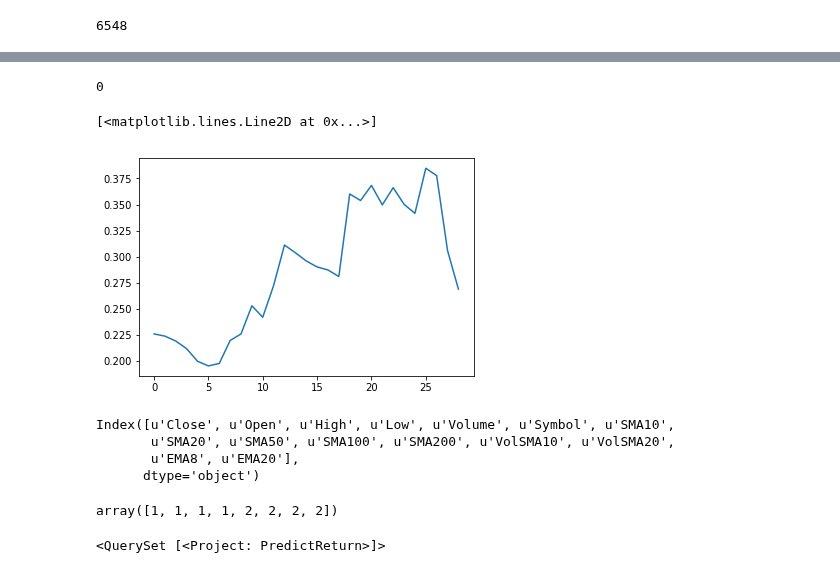
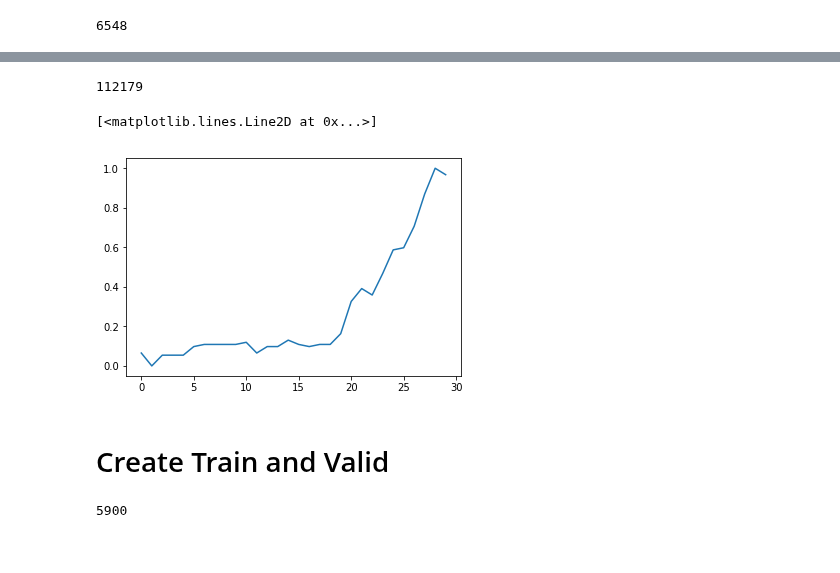
Before and after one commit to ajmal017/trade_analytics, a Jupyter notebook: trade_analytics/trade_analytics.ipynb, the cells around one changed output, grey strips where cells are left out. Drawn from its saved outputs; the diff is of its cells as text; code cells hidden in the pictures.

```diff
--- a/trade_analytics/trade_analytics.ipynb
+++ b/trade_analytics/trade_analytics.ipynb
@@ -596,32 +609,19 @@ dtscmd.DataShard.objects.filter(Data__id=11).count()
 # %%
-dtscmd.DataShard.objects.filter(Data__id=12).count()
+dtscmd.DataShard.objects.filter(Data__id__gte=12).count()
 # %% [output]
-0
+112179
 # %%
-shard=dtscmd.DataShard.objects.filter(Data__id=11).last()
+shard=dtscmd.DataShard.objects.filter(id=308321).last()
 X,Y,Meta=shard.getdata()
 # %%
-plt.plot(X[0,1:30])
+plt.plot(X[2,0:30])
 # %% [output]
 [<matplotlib.lines.Line2D at 0x...>]
-[figure, old version]
+[figure, new version]
-# %%
-Meta['MetaX']['columns']
-# %% [output]
-Index([u'Close', u'Open', u'High', u'Low', u'Volume', u'Symbol', u'SMA10',
-       u'SMA20', u'SMA50', u'SMA100', u'SMA200', u'VolSMA10', u'VolSMA20',
-       u'EMA8', u'EMA20'],
-      dtype='object')
-# %%
-import numpy as np
-A=np.array([1,2])
-B=np.expand_dims(A,axis=0)
-B=np.vstack((B,B))
-B=np.vstack((B,B))
-B.flatten(order='F')
-# %% [output]
-array([1, 1, 1, 1, 2, 2, 2, 2])
-# %%
-dtscmd.Project.objects.all()
-# %% [output]
-<QuerySet [<Project: PredictReturn>]>
+# %% [markdown]
+# Create Train and Valid
+# %%
+import datascience.ML.MLlibs as MLlibs
+MLlibs.get_train_test_from_RawProcessed(10)
+# %% [output]
+5900
```
Also changed, not shown: parts of 2 cells of this notebook, 4 other files.
